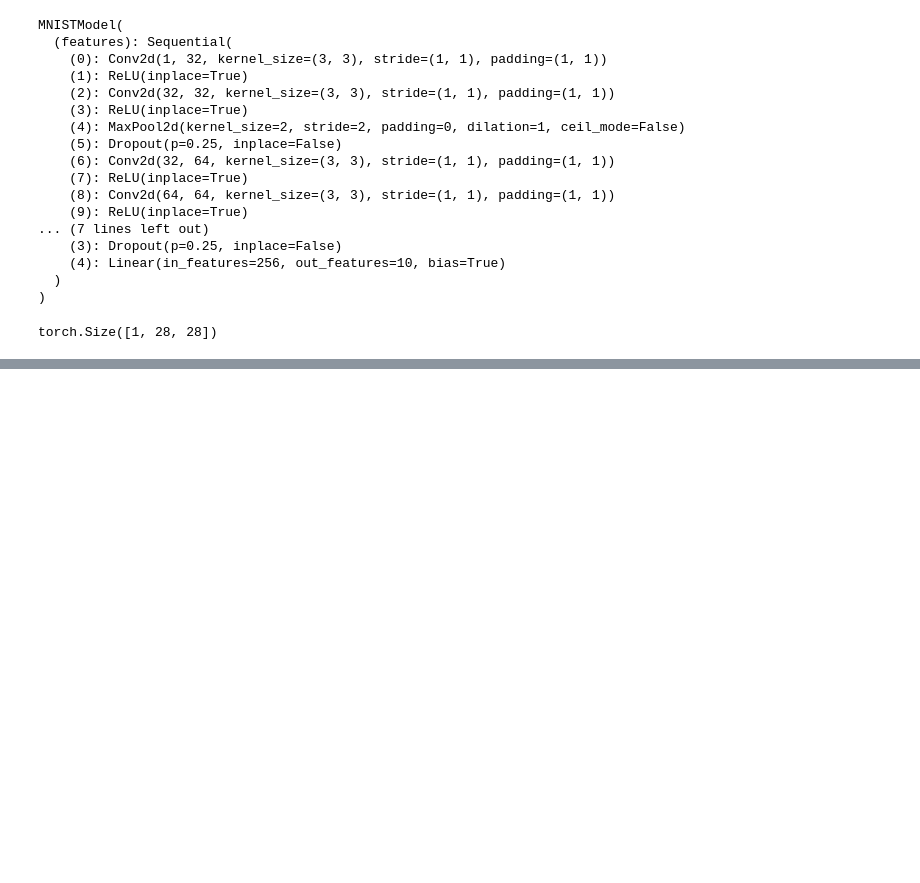
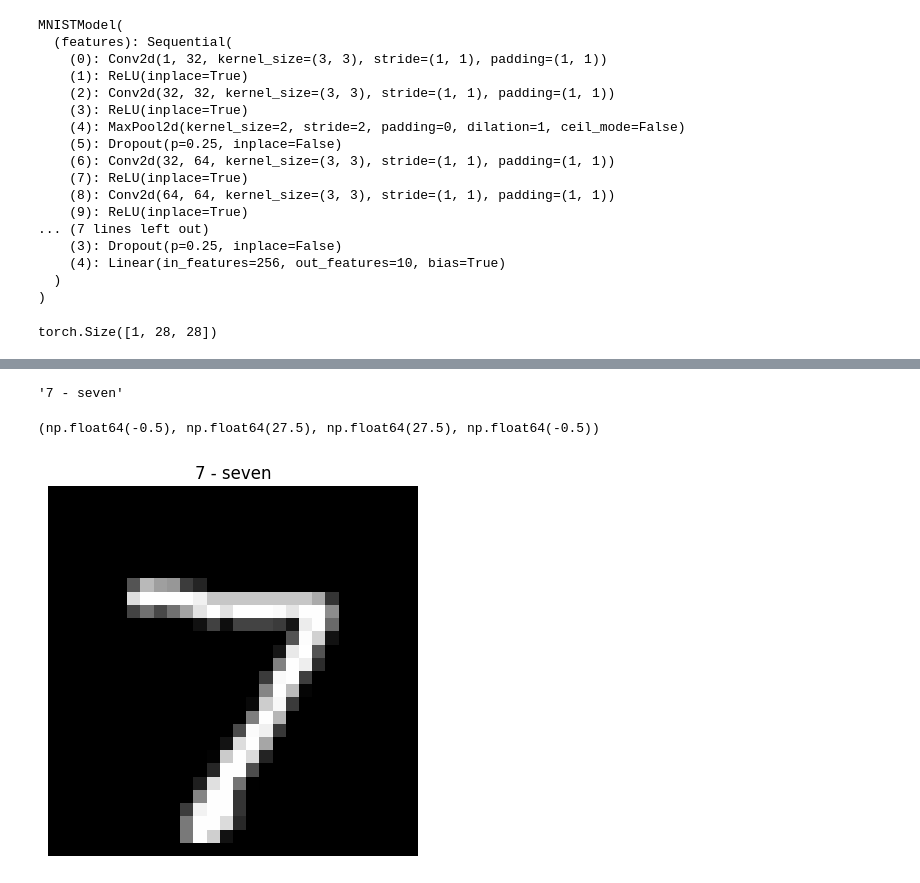
Before and after one commit to manisharavindh/basic-pytorch-models, a Jupyter notebook: notebooks/04_mnist_cnn_model.ipynb, the cells around one changed output, grey strips where cells are left out. Drawn from its saved outputs; the diff is of its cells as text; code cells hidden in the pictures; blank space fills up the shorter version.

```diff
--- a/notebooks/04_mnist_cnn_model.ipynb
+++ b/notebooks/04_mnist_cnn_model.ipynb
@@ -332,0 +333,11 @@ Test Loss: 0.0224 | Test Acc: 99.32%
+# %%
+class_names[model(test_data[0][0].unsqueeze(dim=1)).argmax(dim=1)]
+# %% [output]
+'7 - seven'
+# %%
+plt.imshow(test_data[0][0].squeeze(), cmap='gray')
+plt.title(class_names[test_data[0][1]])
+plt.axis(False)
+# %% [output]
+(np.float64(-0.5), np.float64(27.5), np.float64(27.5), np.float64(-0.5))
+[figure, added]
```
Also changed, not shown: parts of 6 cells of this notebook.
